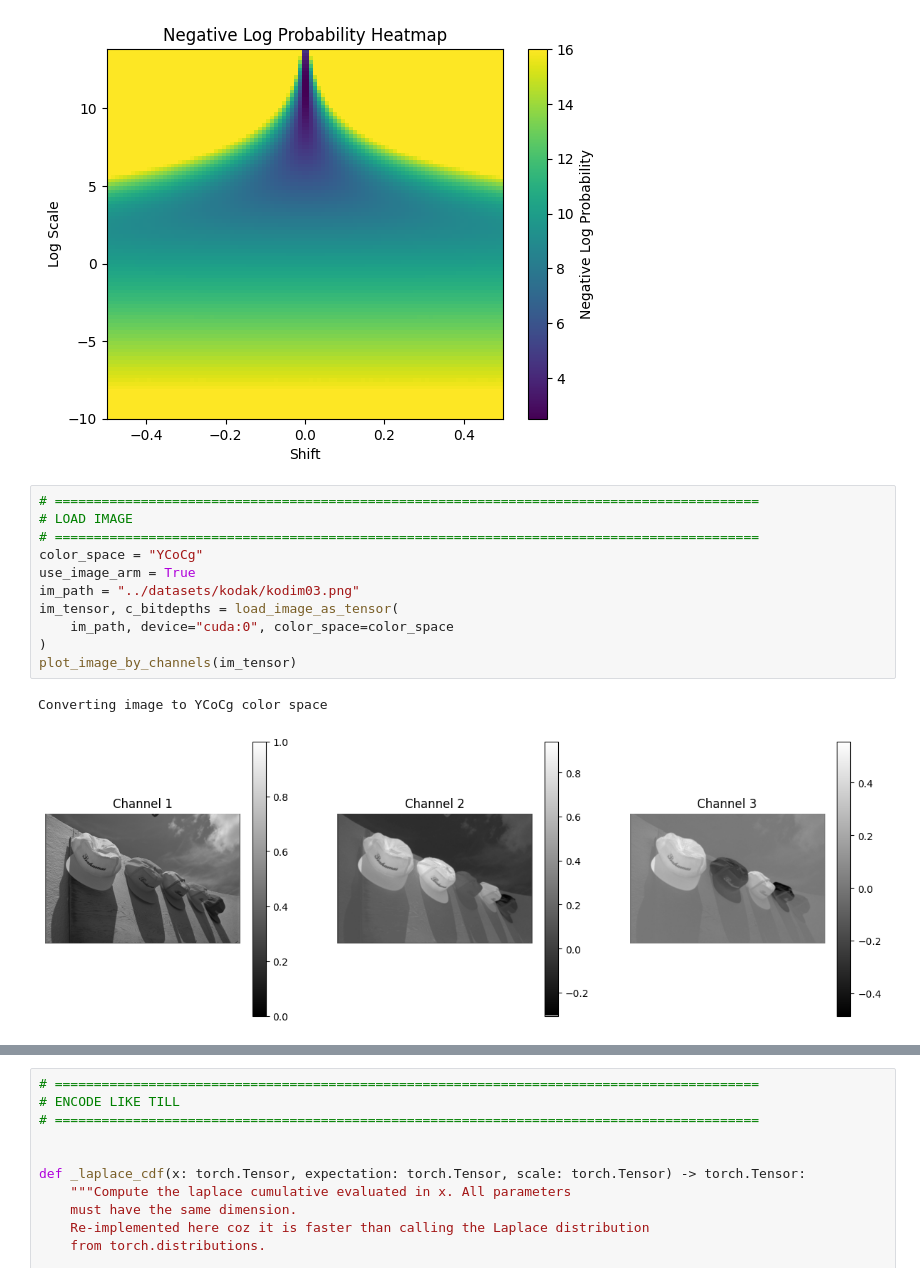
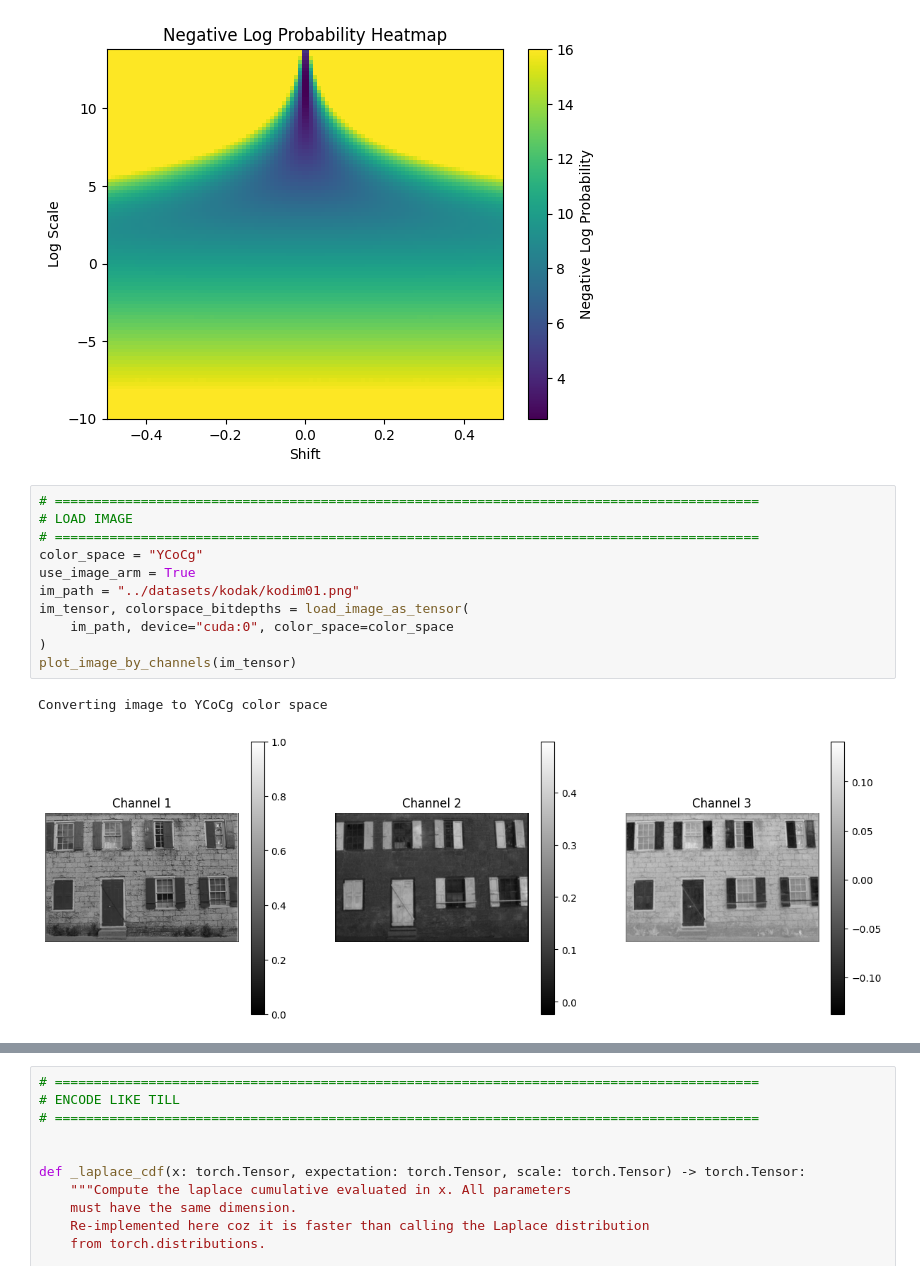
Before and after one commit to Qwedux/Cool-Chic, a Jupyter notebook: coolchic/testing/encode_decode_parallel_visualizations.ipynb, the cells around one changed output, grey strips where cells are left out. Cells and saved outputs as stored; diff of their text form.

```diff
--- a/coolchic/testing/encode_decode_parallel_visualizations.ipynb
+++ b/coolchic/testing/encode_decode_parallel_visualizations.ipynb
@@ -133,17 +132,17 @@ logp_image(np.linspace(-0.5, 0.5, 100), np.linspace(-10.0, 13.8154, 100))
 # %%
 # ==========================================================================================
 # LOAD IMAGE
 # ==========================================================================================
 color_space = "YCoCg"
 use_image_arm = True
-im_path = "../datasets/kodak/kodim03.png"
-im_tensor, c_bitdepths = load_image_as_tensor(
+im_path = "../datasets/kodak/kodim01.png"
+im_tensor, colorspace_bitdepths = load_image_as_tensor(
     im_path, device="cuda:0", color_space=color_space
 )
 plot_image_by_channels(im_tensor)
 # %% [output]
 Converting image to YCoCg color space
-[figure, old version]
+[figure, new version]
 # %%
 # ==========================================================================================
 # LOAD PRESETS, COOLCHIC PARAMETERS
```
Also changed, not shown: parts of 11 cells of this notebook, 17 other files.
